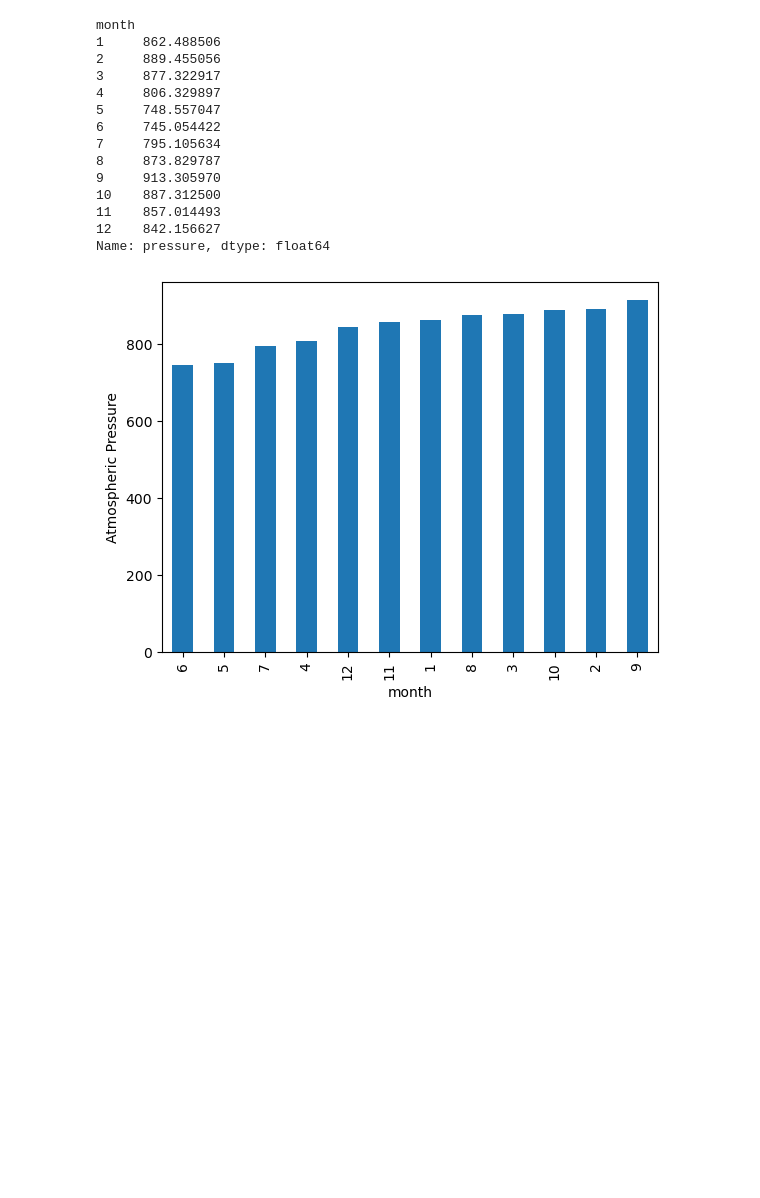
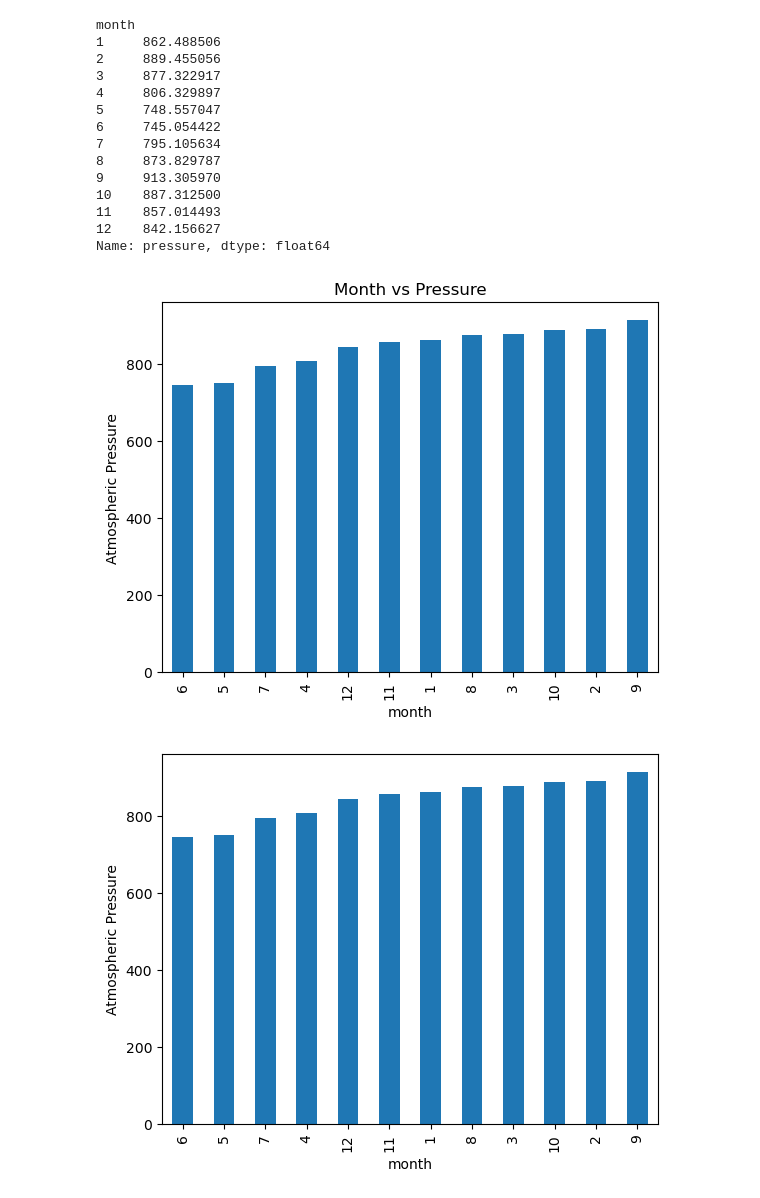
Before and after one commit to mlee22ph/scrape_challenge, a Jupyter notebook: part_2_mars_weather.ipynb, the cells around one changed output. Saved outputs shown, nothing was run; the diff lists cells and outputs as text; code cells hidden in the pictures; blank space fills up the shorter version.

```diff
--- a/part_2_mars_weather.ipynb
+++ b/part_2_mars_weather.ipynb
@@ -213,6 +224,8 @@ Name: min_temp, dtype: float64
 [figure]
 # %%
 # 4. Average pressure by Martian month
+df = mars_df.groupby('month')['pressure'].mean()
+df
 # %% [output]
 month
 1     862.488506
@@ -228,6 +241,17 @@ month
 11    857.014493
 12    842.156627
 Name: pressure, dtype: float64
+# %%
+# Plot the average pressure by month
+df = df.sort_values()
+bar_plot = df.plot(kind="bar")
+
+bar_plot.set_ylabel("Atmospheric Pressure")
+bar_plot.set_title("Month vs Pressure")
+
+plt.show()
+# %% [output]
+[figure, added]
 # %%
 # Plot the average pressure by month
 # %% [output]
```
Also changed, not shown: parts of 9 cells of this notebook, 1 other file.
